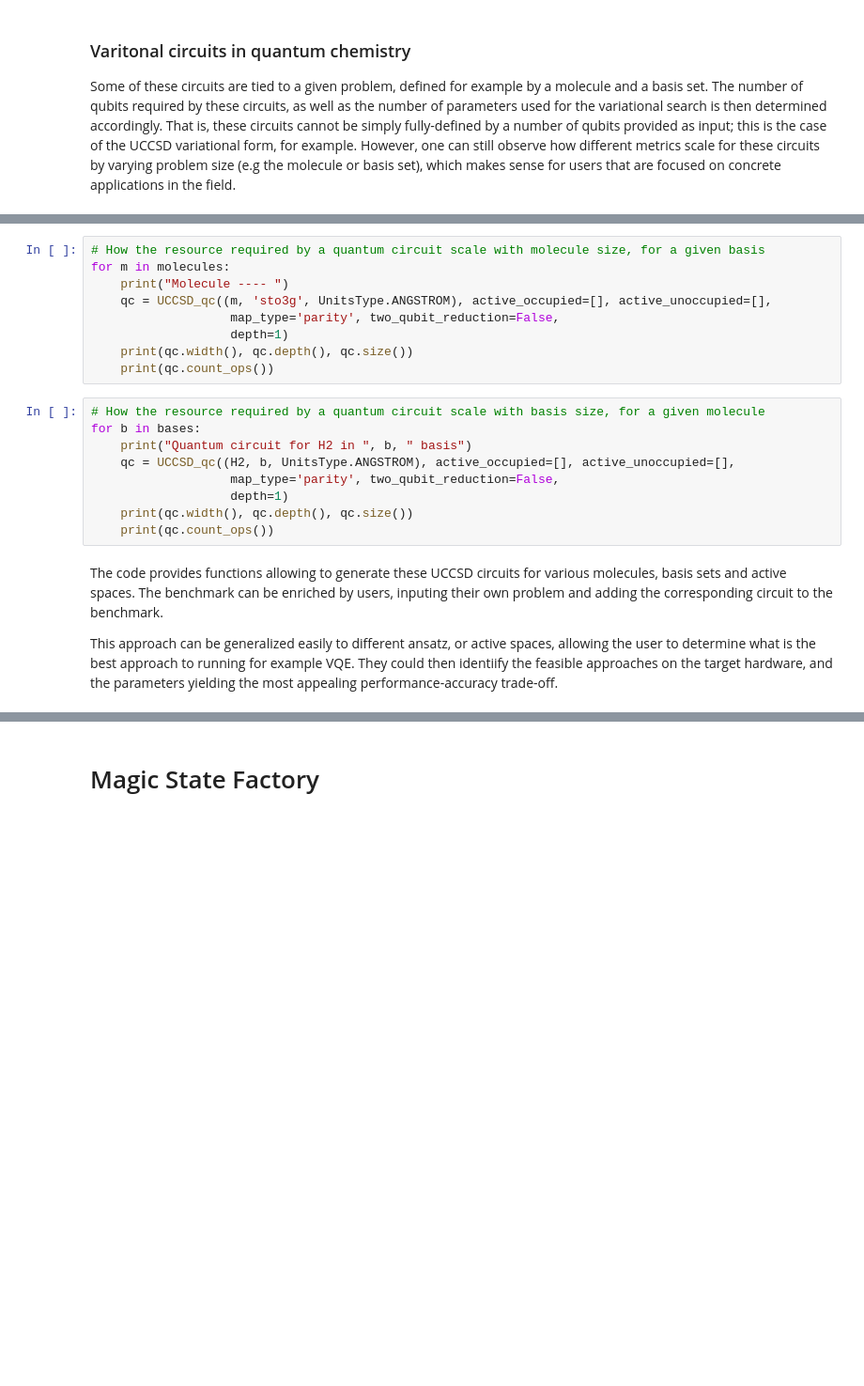
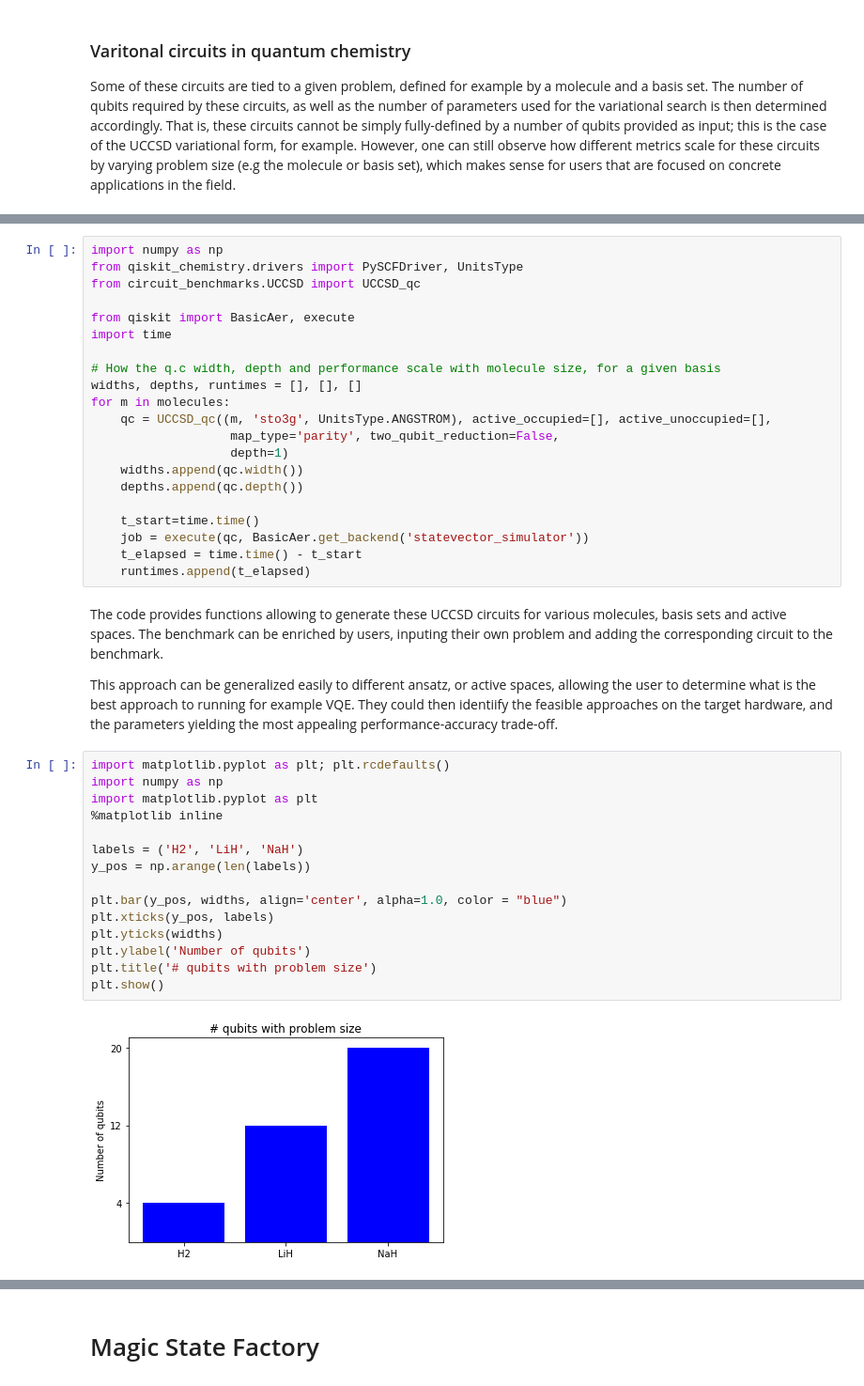
Before and after one commit to eddieschoute/circuit-benchmarks, a Jupyter notebook: benchmark_circuits.ipynb, the cells around one changed output, grey strips where cells are left out. Shown: that part at 94% size. Cells and saved outputs as stored; diff of their text form; blank space fills up the shorter version.

Commit message:
added variational circuit plots

```diff
--- a/benchmark_circuits.ipynb
+++ b/benchmark_circuits.ipynb
@@ -169,24 +167,44 @@ molecules = [H2, LiH, NaH]
 # A list of bases to use in benchmarking (can be grown larger by Qiskit users)
 bases = ['sto3g', '631g', 'ccpVDZ']
 # %%
-# How the resource required by a quantum circuit scale with molecule size, for a given basis
+import numpy as np
+from qiskit_chemistry.drivers import PySCFDriver, UnitsType
+from circuit_benchmarks.UCCSD import UCCSD_qc
+
+from qiskit import BasicAer, execute
+import time
+
+# How the q.c width, depth and performance scale with molecule size, for a given basis
+widths, depths, runtimes = [], [], []
 for m in molecules:
-    print("Molecule ---- ")
     qc = UCCSD_qc((m, 'sto3g', UnitsType.ANGSTROM), active_occupied=[], active_unoccupied=[],
                    map_type='parity', two_qubit_reduction=False,
                    depth=1)
-    print(qc.width(), qc.depth(), qc.size())
-    print(qc.count_ops())
+    widths.append(qc.width())
+    depths.append(qc.depth())
+
+    t_start=time.time()
+    job = execute(qc, BasicAer.get_backend('statevector_simulator'))
+    t_elapsed = time.time() - t_start
+    runtimes.append(t_elapsed)
-# %%
-# How the resource required by a quantum circuit scale with basis size, for a given molecule
-for b in bases:
-    print("Quantum circuit for H2 in ", b, " basis")
-    qc = UCCSD_qc((H2, b, UnitsType.ANGSTROM), active_occupied=[], active_unoccupied=[],
-                   map_type='parity', two_qubit_reduction=False,
-                   depth=1)
-    print(qc.width(), qc.depth(), qc.size())
-    print(qc.count_ops())
 # %% [markdown]
 The code provides functions allowing to generate these UCCSD circuits for various molecules, basis sets and active spaces. The benchmark can be enriched by users, inputing their own problem and adding the corresponding circuit to the benchmark.
 
 This approach can be generalized easily to different ansatz, or active spaces, allowing the user to determine what is the best approach to running for example VQE. They could then identiify the feasible approaches on the target hardware, and the parameters yielding the most appealing performance-accuracy trade-off.
+# %%
+import matplotlib.pyplot as plt; plt.rcdefaults()
+import numpy as np
+import matplotlib.pyplot as plt
+%matplotlib inline
+
+labels = ('H2', 'LiH', 'NaH')
+y_pos = np.arange(len(labels))
+
+plt.bar(y_pos, widths, align='center', alpha=1.0, color = "blue")
+plt.xticks(y_pos, labels)
+plt.yticks(widths)
+plt.ylabel('Number of qubits')
+plt.title('# qubits with problem size')
+plt.show()
+# %% [output]
+[figure, added]
```
Also changed, not shown: parts of 4 cells of this notebook.
